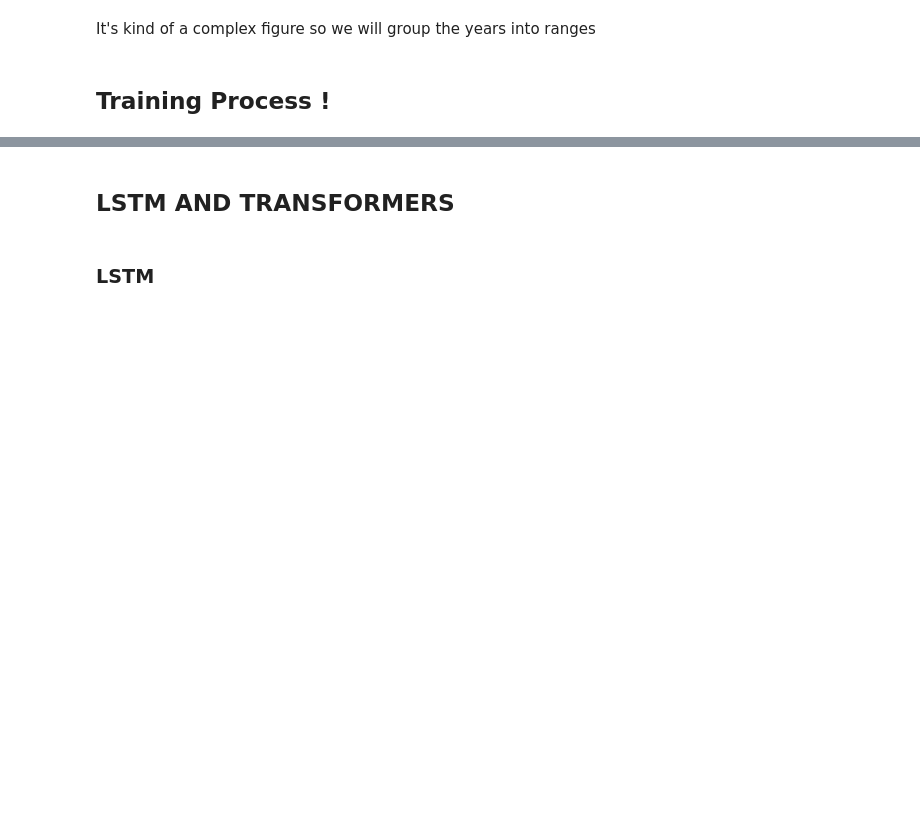
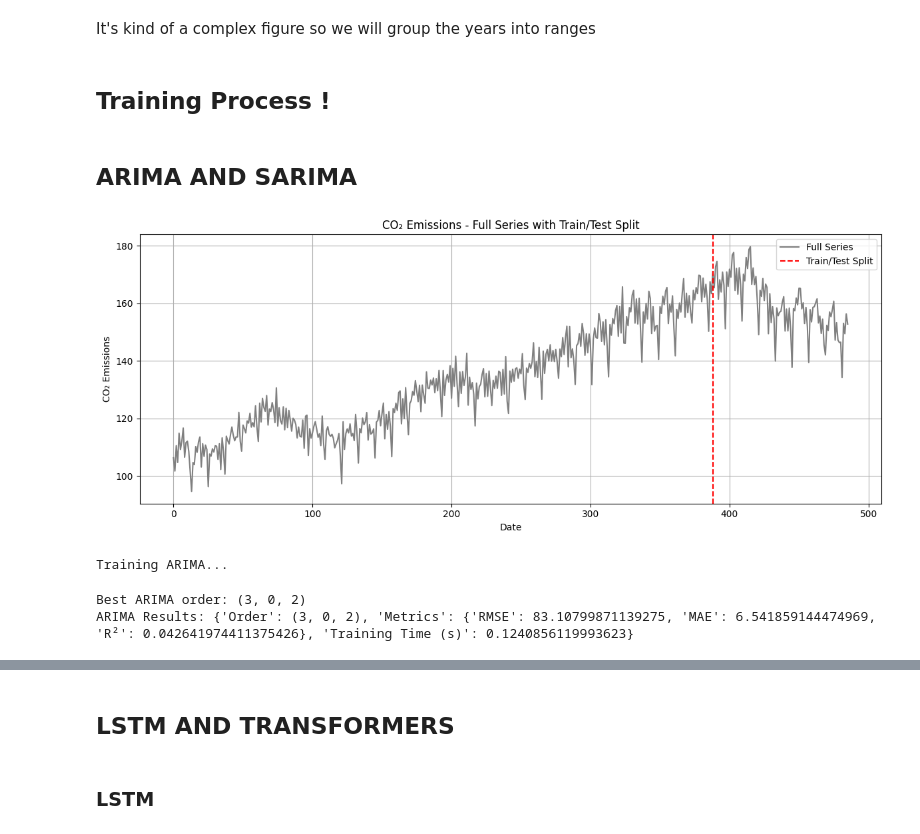
Before and after one commit to YounesAbdedjalil/Project-Data-Mining, a Jupyter notebook: PrediCO2.ipynb, the cells around one changed output, grey strips where cells are left out. Drawn from its saved outputs; the diff is of its cells as text; code cells hidden in the pictures; blank space fills up the shorter version.

Commit message:
added all models

```diff
--- a/PrediCO2.ipynb
+++ b/PrediCO2.ipynb
@@ -222,3 +238,24 @@ DataFile.drop(columns=['Year Range'], inplace=True)
 ## Training Process !
 # %%
 DataFile = pd.read_csv("New Emission.csv") # reading our cleaned dataset
+# %% [markdown]
+## ARIMA AND SARIMA
+# %%
+# Train-test split
+split_ratio = 0.8
+train_size = int(len(DataFile) * split_ratio)
+train, test = DataFile.iloc[:train_size], DataFile.iloc[train_size:]
+# %%
+#Full time series with train/test split
+plt.figure(figsize=(12, 5))
+plt.plot(DataFile.index, DataFile['CO2 Emission'], label='Full Series', color='gray')
+plt.axvline(test.index[0], color='red', linestyle='--', label='Train/Test Split')
+plt.title('CO₂ Emissions - Full Series with Train/Test Split')
+plt.xlabel('Date')
+plt.ylabel('CO₂ Emissions')
+plt.legend()
+plt.grid(True)
+plt.tight_layout()
+plt.show()
+# %% [output]
+[figure, added]
@@ -224,0 +277,35 @@ DataFile = pd.read_csv("New Emission.csv") # reading our cleaned dataset
+# %%
+print("Training ARIMA...")
+best_rmse = float('inf')
+best_order = None
+best_model = None
+# Grid search ARIMA(p,d,q)
+
+for p in range(0, 4):
+    for d in range(0, 2):
+        for q in range(0, 4):
+            try:
+                start = perf_counter()
+                model = ARIMA(train['CO2 Emission'], order=(p,d,q))
+                model_fit = model.fit()
+                forecast = model_fit.forecast(steps=len(test))
+                elapsed = perf_counter() - start
+                scores = evaluate_forecast(test['CO2 Emission'], forecast)
+                if scores['RMSE'] < best_rmse:
+                    best_rmse = scores['RMSE']
+                    best_order = (p,d,q)
+                    best_model = model_fit
+                    results['ARIMA'] = {
+                        "Order": best_order,
+                        "Metrics": scores,
+                        "Training Time (s)": elapsed
+                    }
+            except:
+                continue
+
+print("Best ARIMA order:", best_order)
+print("ARIMA Results:", results['ARIMA'])
+# %% [output]
+Training ARIMA...
+Best ARIMA order: (3, 0, 2)
+ARIMA Results: {'Order': (3, 0, 2), 'Metrics': {'RMSE': 83.10799871139275, 'MAE': 6.541859144474969, 'R²': 0.042641974411375426}, 'Training Time (s)': 0.1240856119993623}
```
Also changed, not shown: parts of 14 cells of this notebook, 22 other files.
